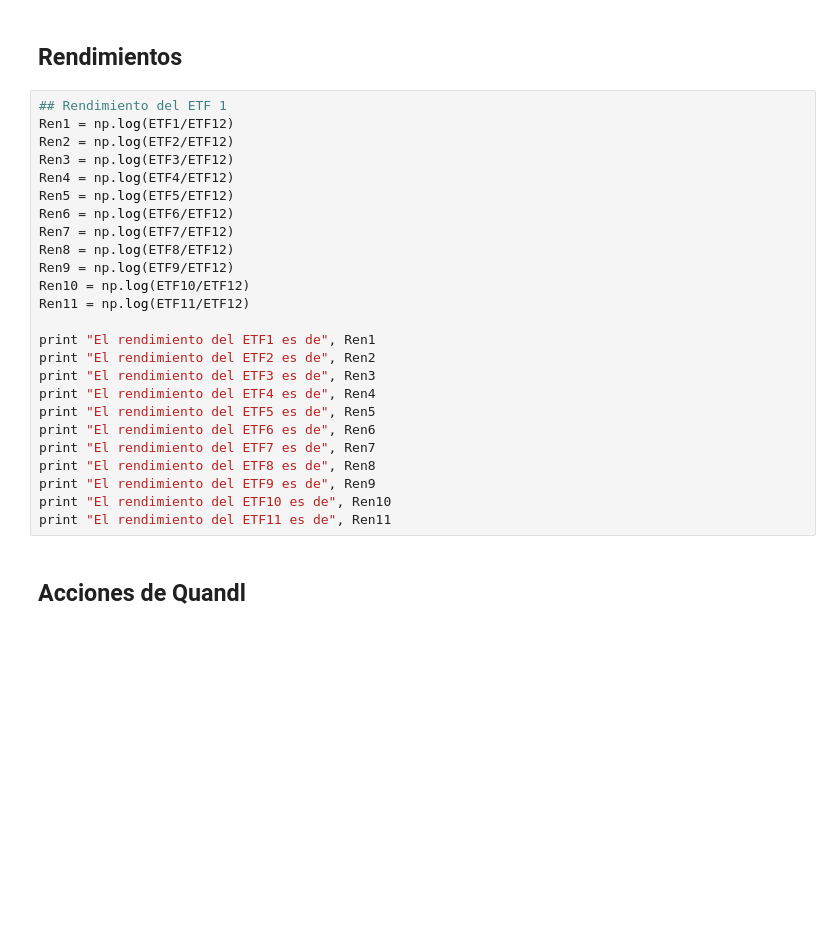
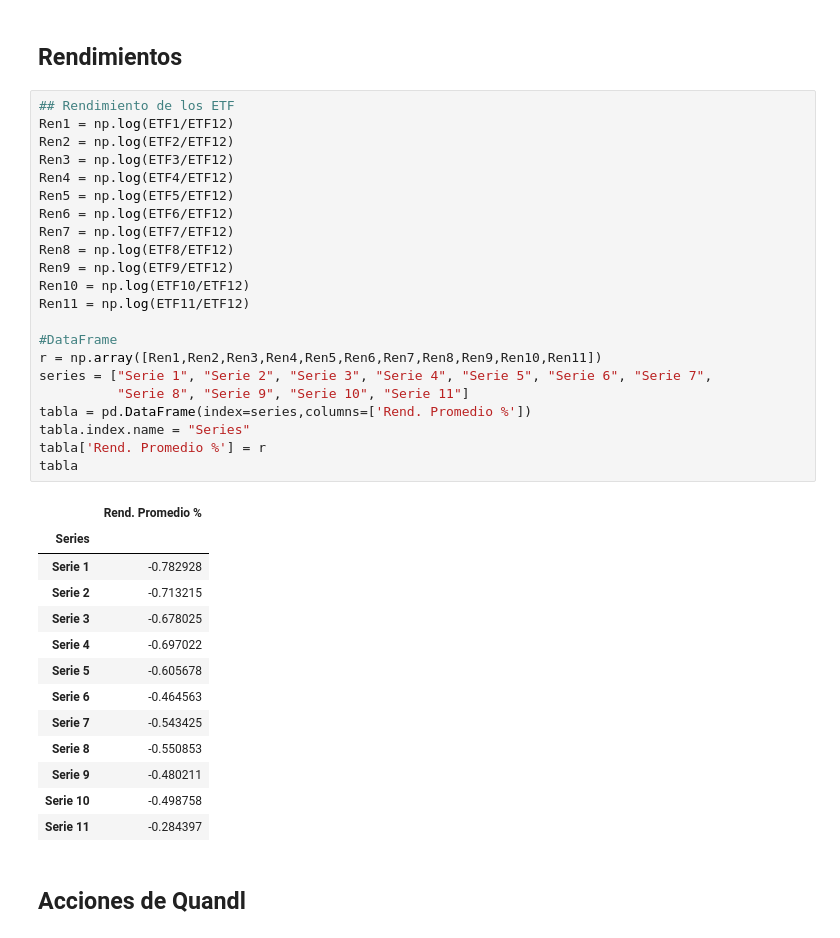
Before and after one commit to Dianachav/Trading_Lab1, a Jupyter notebook: Lab1_Python.ipynb, the cells around one changed output. Saved outputs shown, nothing was run; the diff lists cells and outputs as text; blank space fills up the shorter version.

```diff
--- a/Lab1_Python.ipynb
+++ b/Lab1_Python.ipynb
@@ -489,30 +489,41 @@ El valor del ETF es de 1476.16861608
 # %% [markdown]
 ## Rendimientos
 # %%
-## Rendimiento del ETF 1
+## Rendimiento de los ETF
 Ren1 = np.log(ETF1/ETF12)
 Ren2 = np.log(ETF2/ETF12)
 Ren3 = np.log(ETF3/ETF12)
 Ren4 = np.log(ETF4/ETF12)
 Ren5 = np.log(ETF5/ETF12)
 Ren6 = np.log(ETF6/ETF12)
 Ren7 = np.log(ETF7/ETF12)
 Ren8 = np.log(ETF8/ETF12)
 Ren9 = np.log(ETF9/ETF12)
 Ren10 = np.log(ETF10/ETF12)
 Ren11 = np.log(ETF11/ETF12)
 
-print "El rendimiento del ETF1 es de", Ren1
-print "El rendimiento del ETF2 es de", Ren2
-print "El rendimiento del ETF3 es de", Ren3
-print "El rendimiento del ETF4 es de", Ren4
-print "El rendimiento del ETF5 es de", Ren5
-print "El rendimiento del ETF6 es de", Ren6
-print "El rendimiento del ETF7 es de", Ren7
-print "El rendimiento del ETF8 es de", Ren8
-print "El rendimiento del ETF9 es de", Ren9
-print "El rendimiento del ETF10 es de", Ren10
-print "El rendimiento del ETF11 es de", Ren11
+#DataFrame
+r = np.array([Ren1,Ren2,Ren3,Ren4,Ren5,Ren6,Ren7,Ren8,Ren9,Ren10,Ren11])
+series = ["Serie 1", "Serie 2", "Serie 3", "Serie 4", "Serie 5", "Serie 6", "Serie 7",
+          "Serie 8", "Serie 9", "Serie 10", "Serie 11"]
+tabla = pd.DataFrame(index=series,columns=['Rend. Promedio %'])
+tabla.index.name = "Series"
+tabla['Rend. Promedio %'] = r
+tabla
+# %% [output]
+|  | Rend. Promedio % |
+| Series |  |
+| Serie 1 | -0.782928 |
+| Serie 2 | -0.713215 |
+| Serie 3 | -0.678025 |
+| Serie 4 | -0.697022 |
+| Serie 5 | -0.605678 |
+| Serie 6 | -0.464563 |
+| Serie 7 | -0.543425 |
+| Serie 8 | -0.550853 |
+| Serie 9 | -0.480211 |
+| Serie 10 | -0.498758 |
+| Serie 11 | -0.284397 |
 # %% [markdown]
 ## Acciones de Quandl
 # %%
```
